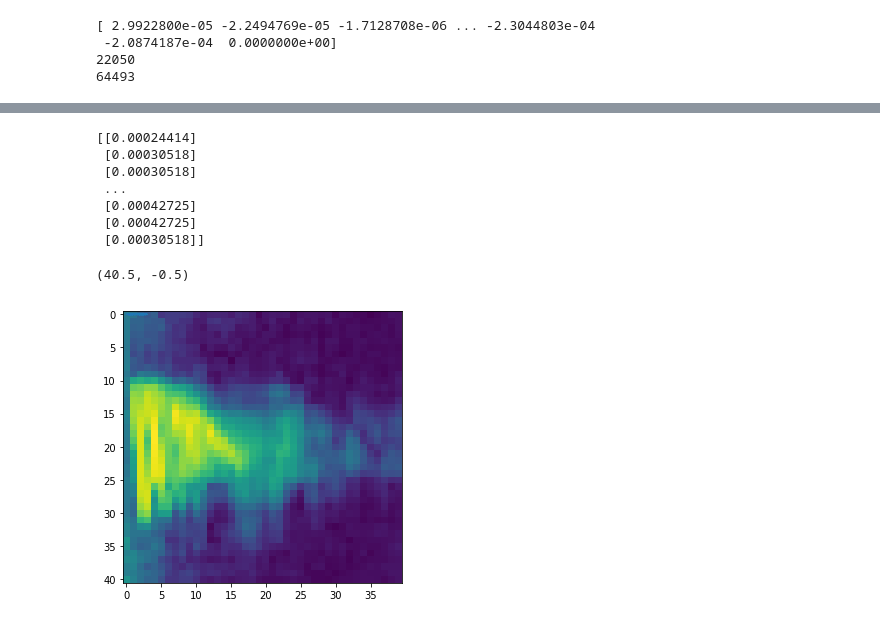
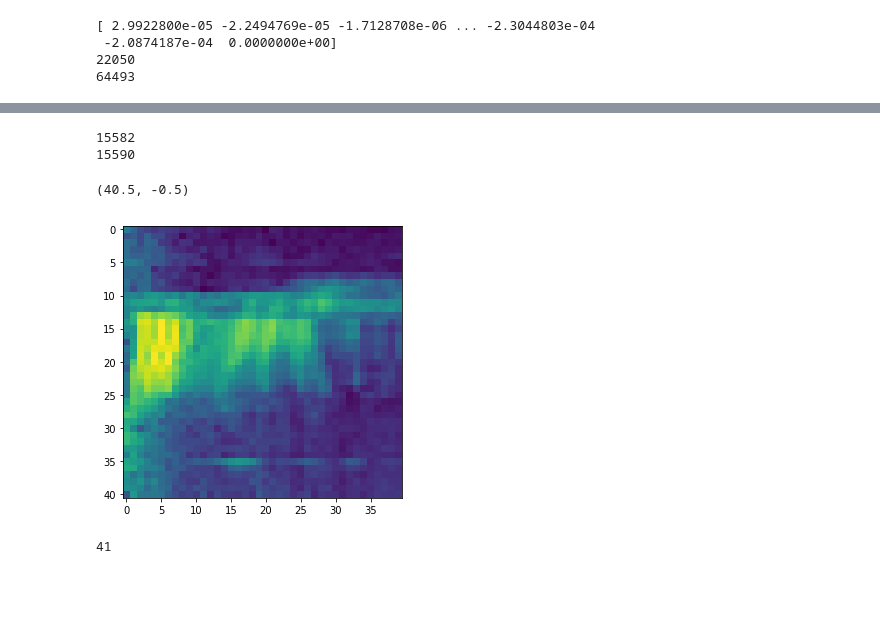
Before and after one commit to verrannt/snn_speechrec, a Jupyter notebook: Testing_project.ipynb, the cells around one changed output, grey strips where cells are left out. Cells and saved outputs as stored; diff of their text form; code cells hidden in the pictures; blank space fills up the shorter version.

```diff
--- a/Testing_project.ipynb
+++ b/Testing_project.ipynb
@@ -25,16 +26,16 @@ print(len(audio))
 22050
 64493
 # %%
-def all_mfsc(sound_list, s_rate_list):
+def all_mfsc(sound_list, s_rate_list, hop_size, timeframes, freq_bins):
     n_sounds = len(sound_list)
     all_results = n_sounds*[None]
-    for i in range(n_sounds):
-        all_results[i] = one_mfsc(sound_list[i],s_rate_list[i], 30)
+    for i in tqdm(range(n_sounds)):
+        all_results[i] = one_mfsc(sound_list[i],s_rate_list[i], hop_size, timeframes, freq_bins)
     return all_results
 
-def one_mfsc(sound, s_rate, hop_size):
+def one_mfsc(sound, s_rate, hop_size, timeframes, freq_bins):
     sound = sound / np.max(np.abs(sound)) #First, we normalize
-    frames, fft_len = create_frames(sound, 41, s_rate, hop_size)
+    frames, fft_len = create_frames(sound, timeframes, s_rate, hop_size)
     window = get_window("hann", fft_len, fftbins=True)
     windowed = frames * window
     windowedT = windowed.T
@@ -48,12 +49,11 @@ def one_mfsc(sound, s_rate, hop_size):
 
     lowf = 0
     highf = s_rate / 2
-    n_samples = 40
 
-    filt_places, m_freqs = get_filt_places(lowf, highf, n_samples, fft_len, s_rate)
+    filt_places, m_freqs = get_filt_places(lowf, highf, freq_bins, fft_len, s_rate)
     filters = make_filters(filt_places, fft_len)
 
-    e_val = 2.0 / (m_freqs[2:n_samples+2] - m_freqs[:n_samples])
+    e_val = 2.0 / (m_freqs[2:freq_bins+2] - m_freqs[:freq_bins])
     filters *= e_val[:, np.newaxis]
 
     sound_filt = np.dot(filters, np.transpose(sound_strength))
@@ -62,12 +62,21 @@ def one_mfsc(sound, s_rate, hop_size):
     return sound_log
 
 def create_frames(sound, n_frames, s_rate, hop_size):
-    frame_len = int(s_rate*hop_size/1000)
-    FFT_size = -(n_frames-1)*frame_len+len(sound)
+    #frame_len = int(s_rate*hop_size/1000)
+    frame_len = int(len(sound)/(n_frames-1))
+    #FFT_size = -(n_frames-1)*frame_len+len(sound)
+    FFT_size = frame_len + (len(sound)/(n_frames-1))#This is the new calculated version
+    FFT_size = int(FFT_size/2)*2
     sound = np.pad(sound, int(FFT_size / 2), mode='reflect')
     frames = np.zeros((n_frames, FFT_size))
+    #print(40*frame_len+FFT_size)
+    #print(len(sound))
     for n in range(n_frames):
+        #hahaha =
+        #print(len(hahaha))
+        #print(n*frame_len)
         frames[n] = sound[n*frame_len:n*frame_len+FFT_size]
+
     return frames, FFT_size
 
 def f_mel(f): #Converts F to Mel
@@ -96,5 +105,5 @@ def make_filters(filt_places, fft_len):
 
 
 
-result = one_mfsc(audio, sample_rate, 10)
-print(result.shape)
+#result = one_mfsc(audio, sample_rate, 10)
+#print(result.shape)
@@ -107,25 +338,24 @@ print(np.pad(np.array([1,2,3,4,5,6,7,8,9]),3,mode='reflect'))
 # %%
 mat = scipy.io.loadmat('TIDIGIT_train.mat')
 # %%
-interesting = mat['train_samples'][0,0]
-print(interesting)
-new = [item for sublist in interesting for item in sublist]
-new_result = one_mfsc(new, 20000, 20).T
+interesting = mat['train_samples'][24,0]
+audio = [item for sublist in interesting for item in sublist]
+new_result = one_mfsc(audio, 20000, None, 41, 40).T #Hop size is unnecessary but kept for security.
+sample_rate=20000
 
 
 #testing = 1
 plt.figure(figsize=(5,5))
 plt.plot(np.linspace(0, len(audio) / sample_rate, num=len(audio)), audio)
 plt.imshow(new_result, aspect='auto', origin='lower');
 ax = plt.gca()
 ax.set_ylim(ax.get_ylim()[::-1])
 # %% [output]
-[[0.00024414]
- [0.00030518]
- [0.00030518]
- ...
- [0.00042725]
- [0.00042725]
- [0.00030518]]
+15582
+15590
 (40.5, -0.5)
-[figure, old version]
+[figure, new version]
+# %%
+print(len(results[0][0]))
+# %% [output]
+41
```
Also changed, not shown: parts of 4 cells of this notebook.
